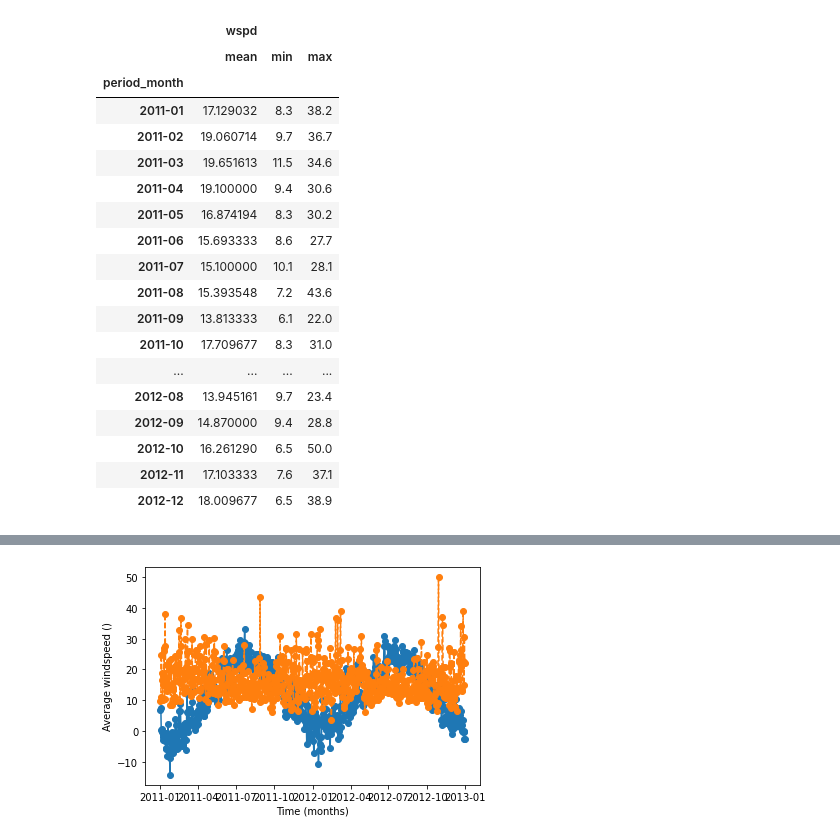
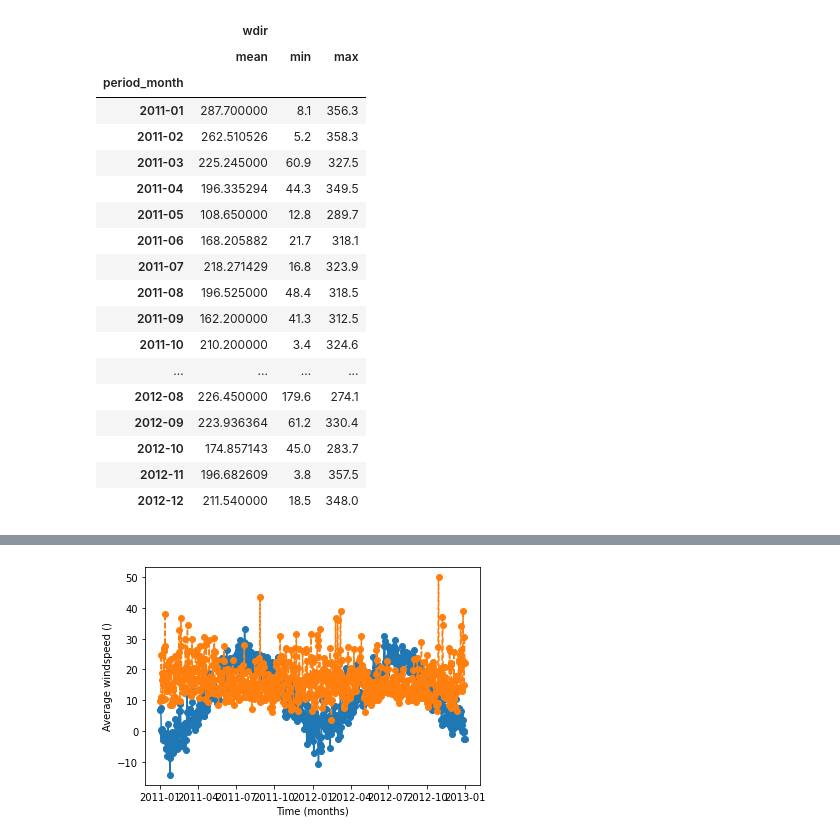
Before and after one commit to sergioserge/us-airports-project, a Jupyter notebook: 04_EDA.ipynb, the cells around one changed output, grey strips where cells are left out. Cells and saved outputs as stored; diff of their text form; code cells hidden in the pictures.

```diff
--- a/04_EDA.ipynb
+++ b/04_EDA.ipynb
@@ -94,26 +120,26 @@ boston_weather['month'] = pd.to_datetime(boston_weather["date"]).dt.month
 # %%
 # groupby
-boston_weather.groupby('period_month').agg({'wspd': ['mean', 'min', 'max']})
+boston_weather.groupby('period_month').agg({'wdir': ['mean', 'min', 'max']})
 # %% [output]
-|  | wspd |  |  |
+|  | wdir |  |  |
 |  | mean | min | max |
 | period_month |  |  |  |
-| 2011-01 | 17.129032 | 8.3 | 38.2 |
-| 2011-02 | 19.060714 | 9.7 | 36.7 |
-| 2011-03 | 19.651613 | 11.5 | 34.6 |
-| 2011-04 | 19.100000 | 9.4 | 30.6 |
-| 2011-05 | 16.874194 | 8.3 | 30.2 |
-| 2011-06 | 15.693333 | 8.6 | 27.7 |
-| 2011-07 | 15.100000 | 10.1 | 28.1 |
-| 2011-08 | 15.393548 | 7.2 | 43.6 |
-| 2011-09 | 13.813333 | 6.1 | 22.0 |
-| 2011-10 | 17.709677 | 8.3 | 31.0 |
+| 2011-01 | 287.700000 | 8.1 | 356.3 |
+| 2011-02 | 262.510526 | 5.2 | 358.3 |
+| 2011-03 | 225.245000 | 60.9 | 327.5 |
+| 2011-04 | 196.335294 | 44.3 | 349.5 |
+| 2011-05 | 108.650000 | 12.8 | 289.7 |
+| 2011-06 | 168.205882 | 21.7 | 318.1 |
+| 2011-07 | 218.271429 | 16.8 | 323.9 |
+| 2011-08 | 196.525000 | 48.4 | 318.5 |
+| 2011-09 | 162.200000 | 41.3 | 312.5 |
+| 2011-10 | 210.200000 | 3.4 | 324.6 |
 | ... | ... | ... | ... |
-| 2012-08 | 13.945161 | 9.7 | 23.4 |
-| 2012-09 | 14.870000 | 9.4 | 28.8 |
-| 2012-10 | 16.261290 | 6.5 | 50.0 |
-| 2012-11 | 17.103333 | 7.6 | 37.1 |
-| 2012-12 | 18.009677 | 6.5 | 38.9 |
+| 2012-08 | 226.450000 | 179.6 | 274.1 |
+| 2012-09 | 223.936364 | 61.2 | 330.4 |
+| 2012-10 | 174.857143 | 45.0 | 283.7 |
+| 2012-11 | 196.682609 | 3.8 | 357.5 |
+| 2012-12 | 211.540000 | 18.5 | 348.0 |
 # %%
 # %% [output]
 <class 'pandas.core.frame.DataFrame'>
```
Also changed, not shown: parts of 4 cells of this notebook, 2 other files.
